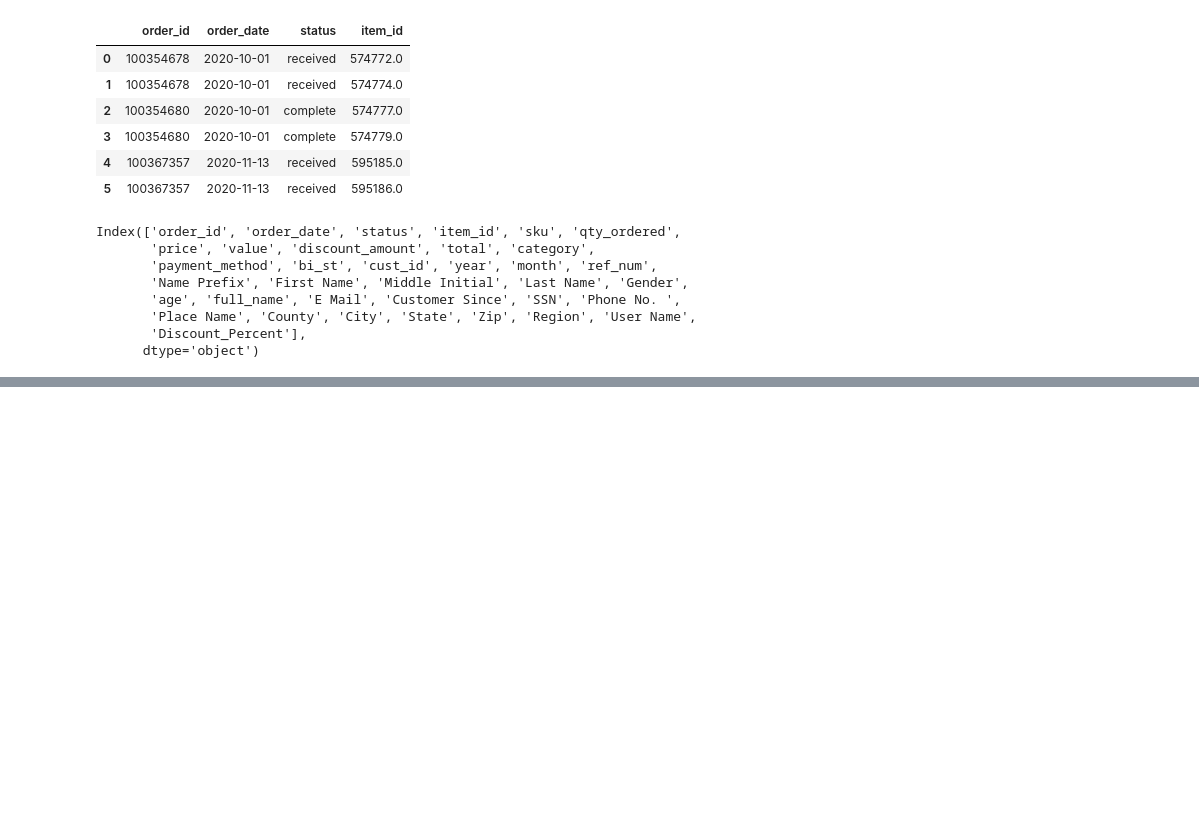
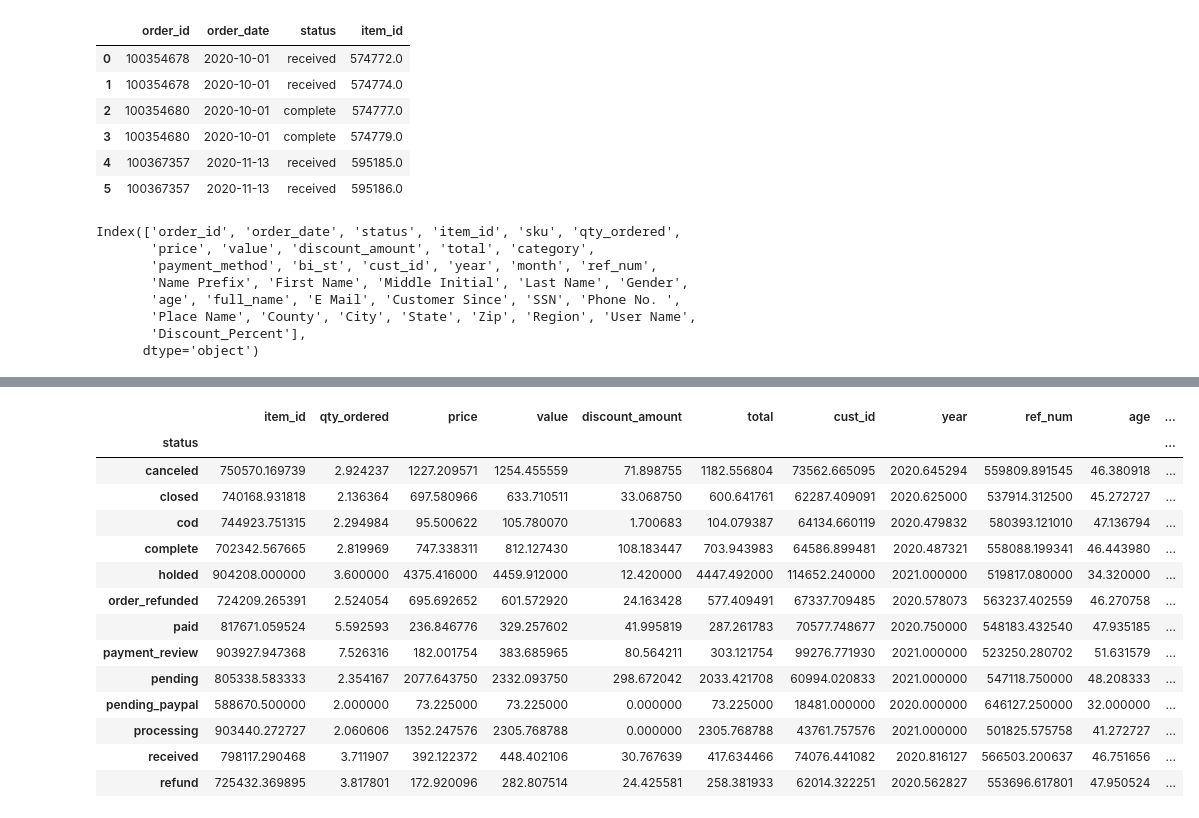
Before and after one commit to john2893/learnmachinlearning, a Jupyter notebook: GreatLearning-Class.ipynb, the cells around one changed output, grey strips where cells are left out. Cells and saved outputs as stored; diff of their text form; code cells hidden in the pictures; blank space fills up the shorter version.

```diff
--- a/GreatLearning-Class.ipynb
+++ b/GreatLearning-Class.ipynb
@@ -271,0 +617,18 @@ Index(['order_id', 'order_date', 'status', 'item_id', 'sku', 'qty_ordered',
+# %%
+df.groupby("status").mean()
+# %% [output]
+|  | item_id | qty_ordered | price | value | discount_amount | total | cust_id | year | ref_num | age | ... |
+| status |  |  |  |  |  |  |  |  |  |  | ... |
+| canceled | 750570.169739 | 2.924237 | 1227.209571 | 1254.455559 | 71.898755 | 1182.556804 | 73562.665095 | 2020.645294 | 559809.891545 | 46.380918 | ... |
+| closed | 740168.931818 | 2.136364 | 697.580966 | 633.710511 | 33.068750 | 600.641761 | 62287.409091 | 2020.625000 | 537914.312500 | 45.272727 | ... |
+| cod | 744923.751315 | 2.294984 | 95.500622 | 105.780070 | 1.700683 | 104.079387 | 64134.660119 | 2020.479832 | 580393.121010 | 47.136794 | ... |
+| complete | 702342.567665 | 2.819969 | 747.338311 | 812.127430 | 108.183447 | 703.943983 | 64586.899481 | 2020.487321 | 558088.199341 | 46.443980 | ... |
+| holded | 904208.000000 | 3.600000 | 4375.416000 | 4459.912000 | 12.420000 | 4447.492000 | 114652.240000 | 2021.000000 | 519817.080000 | 34.320000 | ... |
+| order_refunded | 724209.265391 | 2.524054 | 695.692652 | 601.572920 | 24.163428 | 577.409491 | 67337.709485 | 2020.578073 | 563237.402559 | 46.270758 | ... |
+| paid | 817671.059524 | 5.592593 | 236.846776 | 329.257602 | 41.995819 | 287.261783 | 70577.748677 | 2020.750000 | 548183.432540 | 47.935185 | ... |
+| payment_review | 903927.947368 | 7.526316 | 182.001754 | 383.685965 | 80.564211 | 303.121754 | 99276.771930 | 2021.000000 | 523250.280702 | 51.631579 | ... |
+| pending | 805338.583333 | 2.354167 | 2077.643750 | 2332.093750 | 298.672042 | 2033.421708 | 60994.020833 | 2021.000000 | 547118.750000 | 48.208333 | ... |
+| pending_paypal | 588670.500000 | 2.000000 | 73.225000 | 73.225000 | 0.000000 | 73.225000 | 18481.000000 | 2020.000000 | 646127.250000 | 32.000000 | ... |
+| processing | 903440.272727 | 2.060606 | 1352.247576 | 2305.768788 | 0.000000 | 2305.768788 | 43761.757576 | 2021.000000 | 501825.575758 | 41.272727 | ... |
+| received | 798117.290468 | 3.711907 | 392.122372 | 448.402106 | 30.767639 | 417.634466 | 74076.441082 | 2020.816127 | 566503.200637 | 46.751656 | ... |
+| refund | 725432.369895 | 3.817801 | 172.920096 | 282.807514 | 24.425581 | 258.381933 | 62014.322251 | 2020.562827 | 553696.617801 | 47.950524 | ... |
```
Also changed, not shown: parts of 39 cells of this notebook.
